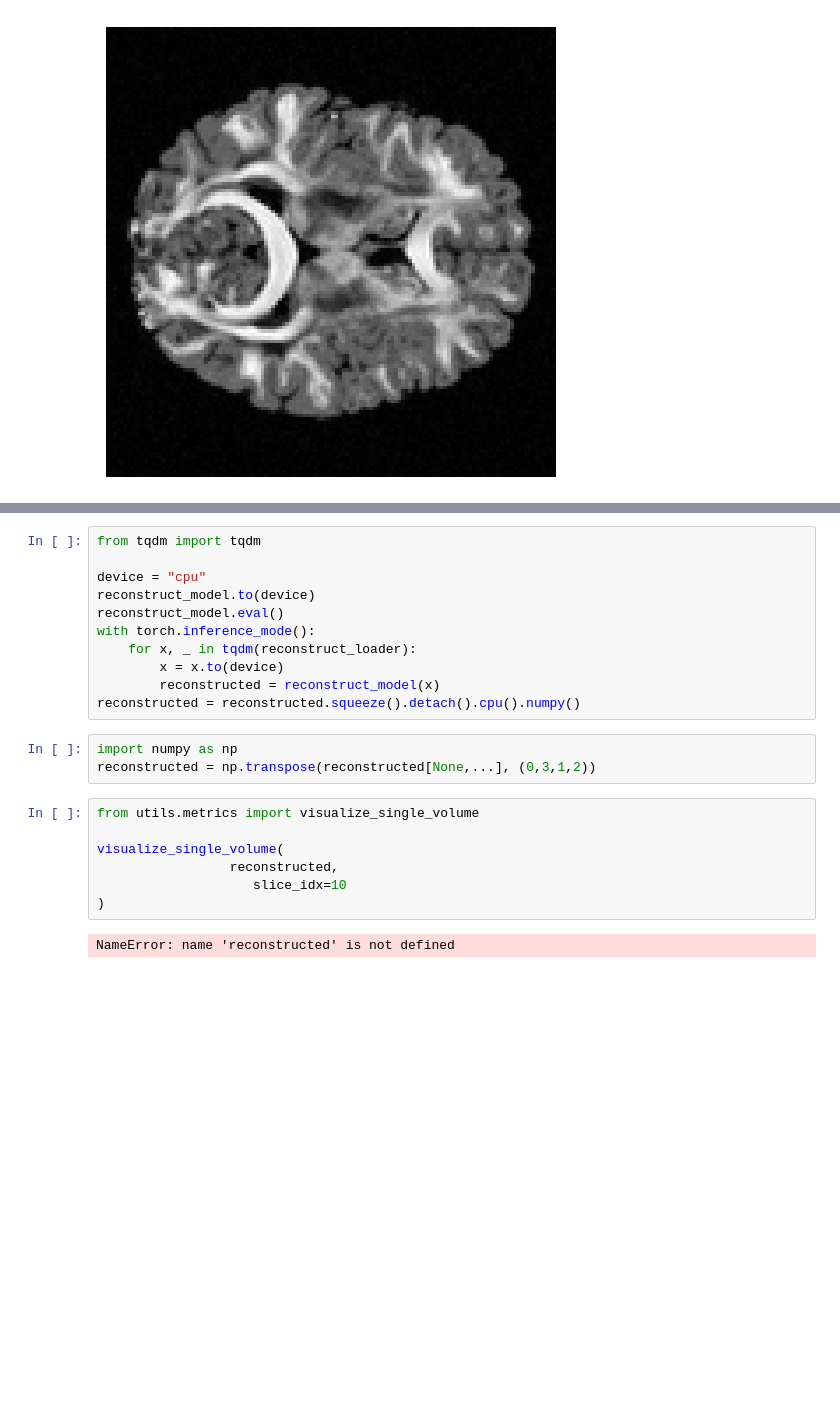
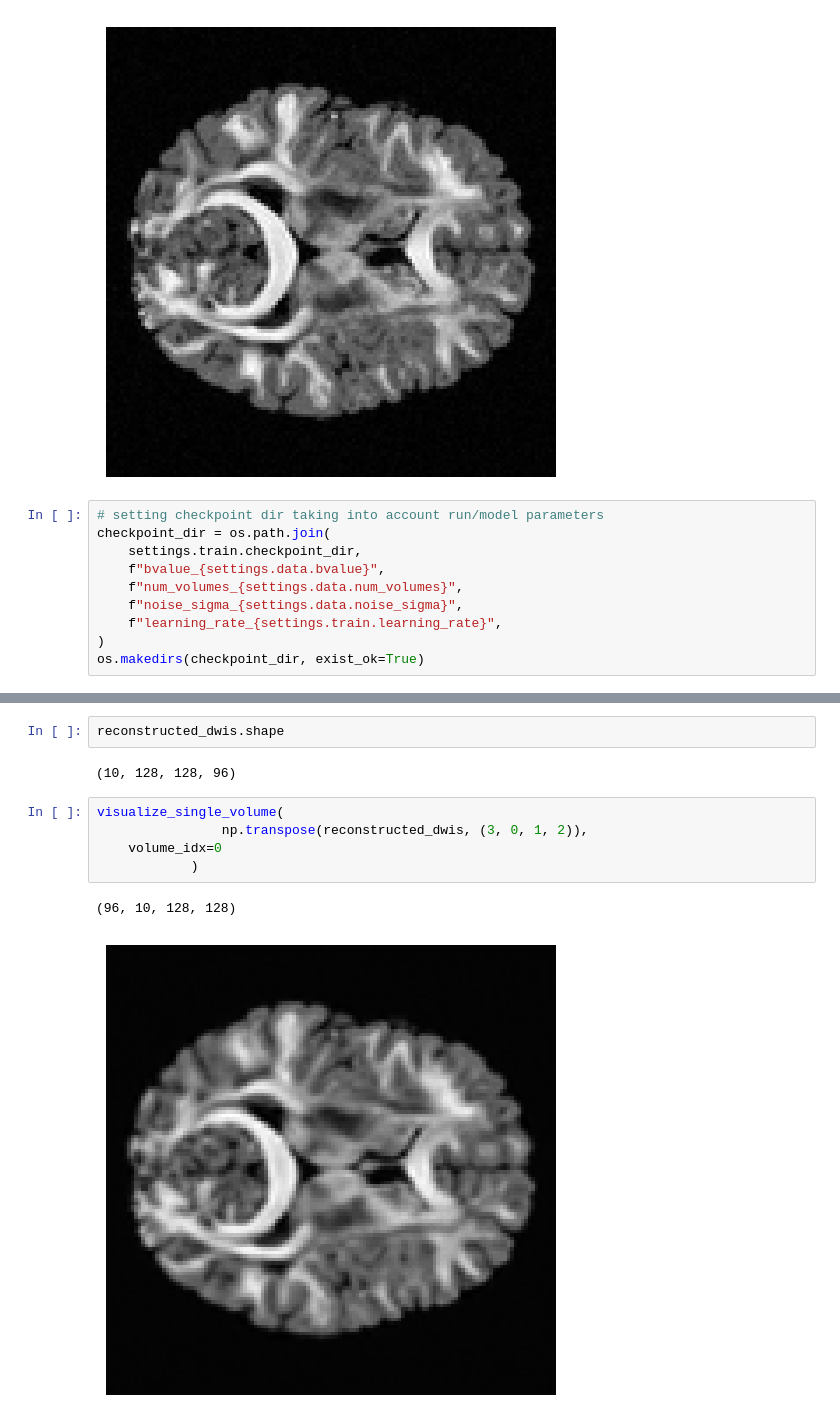
Before and after one commit to joseFranciscoHS/TechJourney, a Jupyter notebook: DWMRI/src/tests.ipynb, the cells around one changed output, grey strips where cells are left out. Cells and saved outputs as stored; diff of their text form; blank space fills up the shorter version.

```diff
--- a/DWMRI/src/tests.ipynb
+++ b/DWMRI/src/tests.ipynb
@@ -73,4 +72,14 @@ visualize_single_volume(
 # %% [output]
 (96, 10, 128, 128)
 [figure]
+# %%
+# setting checkpoint dir taking into account run/model parameters
+checkpoint_dir = os.path.join(
+    settings.train.checkpoint_dir,
+    f"bvalue_{settings.data.bvalue}",
+    f"num_volumes_{settings.data.num_volumes}",
+    f"noise_sigma_{settings.data.noise_sigma}",
+    f"learning_rate_{settings.train.learning_rate}",
+)
+os.makedirs(checkpoint_dir, exist_ok=True)
 # %%
@@ -133,23 +163,12 @@ reconstruct_loader = DataLoader(reconstruct_set, batch_size=1, shuffle=False)
-# %%
-from tqdm import tqdm
-
-device = "cpu"
-reconstruct_model.to(device)
-reconstruct_model.eval()
-with torch.inference_mode():
-    for x, _ in tqdm(reconstruct_loader):
-        x = x.to(device)
-        reconstructed = reconstruct_model(x)
-reconstructed = reconstructed.squeeze().detach().cpu().numpy()
-# %%
-import numpy as np
-reconstructed = np.transpose(reconstructed[None,...], (0,3,1,2))
-# %%
-from utils.metrics import visualize_single_volume
-
-visualize_single_volume(
-                 reconstructed,
-                    slice_idx=10
-)
-# %% [output]
-NameError: name 'reconstructed' is not defined
+# %%
+reconstructed_dwis.shape
+# %% [output]
+(10, 128, 128, 96)
+# %%
+visualize_single_volume(
+                np.transpose(reconstructed_dwis, (3, 0, 1, 2)),
+    volume_idx=0
+            )
+# %% [output]
+(96, 10, 128, 128)
+[figure, added]
```
Also changed, not shown: parts of 3 cells of this notebook, 4 other files.
